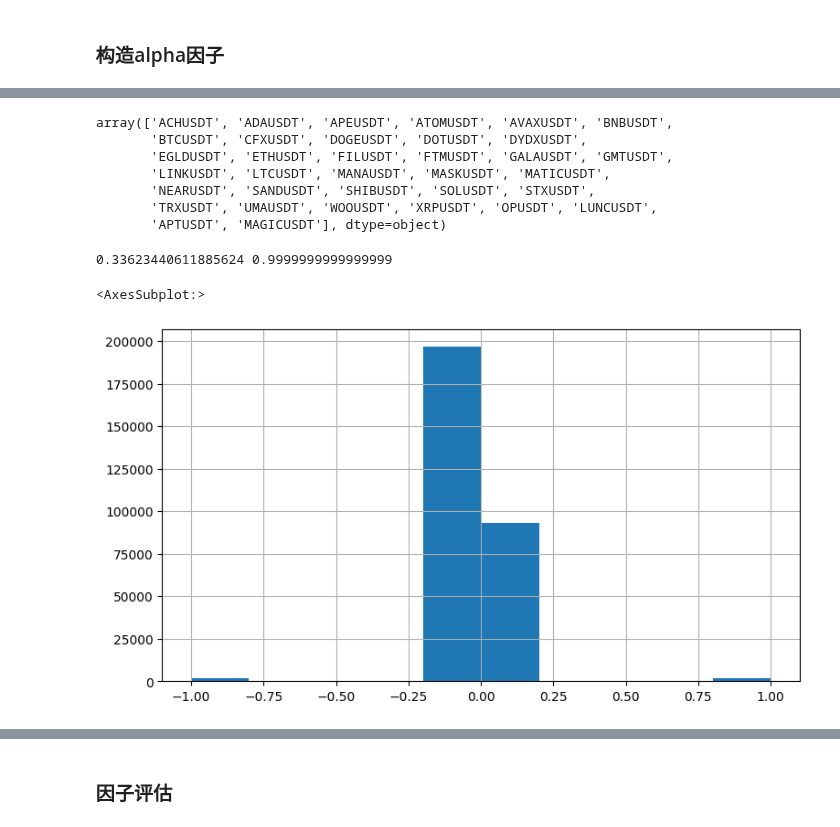
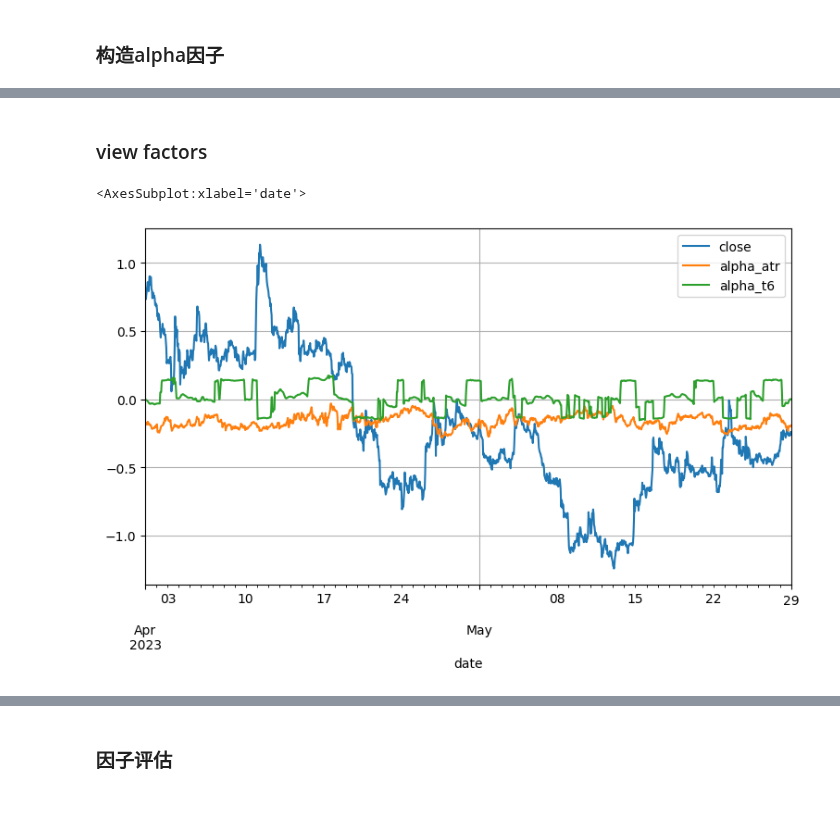
Before and after one commit to JiaRuiming-1/AI-Trading, a Jupyter notebook: alpha_factor/Bitcon_Test_DIY.ipynb, the cells around one changed output, grey strips where cells are left out. Cells and saved outputs as stored; diff of their text form; code cells hidden in the pictures.

```diff
--- a/alpha_factor/Bitcon_Test_DIY.ipynb
+++ b/alpha_factor/Bitcon_Test_DIY.ipynb
@@ -411,18 +382,33 @@ tmp[['close', 'alpha_atr', 'alpha_kama1']].plot(grid=True)
-# %%
-universe.ts_code.unique()
-# %% [output]
-array(['ACHUSDT', 'ADAUSDT', 'APEUSDT', 'ATOMUSDT', 'AVAXUSDT', 'BNBUSDT',
-       'BTCUSDT', 'CFXUSDT', 'DOGEUSDT', 'DOTUSDT', 'DYDXUSDT',
-       'EGLDUSDT', 'ETHUSDT', 'FILUSDT', 'FTMUSDT', 'GALAUSDT', 'GMTUSDT',
-       'LINKUSDT', 'LTCUSDT', 'MANAUSDT', 'MASKUSDT', 'MATICUSDT',
-       'NEARUSDT', 'SANDUSDT', 'SHIBUSDT', 'SOLUSDT', 'STXUSDT',
-       'TRXUSDT', 'UMAUSDT', 'WOOUSDT', 'XRPUSDT', 'OPUSDT', 'LUNCUSDT',
-       'APTUSDT', 'MAGICUSDT'], dtype=object)
-# %%
-factor_name = 'alpha_kama'
-print(universe[factor_name].std() * 3, universe[factor_name].abs().max())
-universe[factor_name].hist()
-# %% [output]
-0.33623440611885624 0.9999999999999999
-<AxesSubplot:>
-[figure, removed]
+# %% [markdown]
+### view factors
+# %%
+tmp = universe.loc[(universe.index>='2023-04-01 00:00:00')
+                   & (universe.index<='2023-05-29 00:00:00') & (universe.ts_code=='CFXUSDT')]
+
+def rescale_tmp(sr, bias = .0):
+    return sr/20 + bias
+#tmp['alpha_wr'] = tmp['alpha_wr']/2000 + 1
+tmp['alpha_macd'] = tmp['alpha_macd']/20
+tmp['alpha_kdj'] = tmp['alpha_kdj']/20
+tmp['alpha_wt'] = tmp['alpha_wt']/20
+tmp['alpha_wr'] = tmp['alpha_wr']/20
+tmp['alpha_ppo'] = tmp['alpha_ppo']/20
+tmp['alpha_cci'] = tmp['alpha_cci']/20
+tmp['alpha_t1'] = tmp['alpha_t1']/20
+tmp['alpha_t2'] = rescale_tmp(tmp['alpha_t2'])
+tmp['alpha_t4'] = tmp['alpha_t4']/20
+tmp['alpha_t4a'] = tmp['alpha_t4a']/20
+tmp['alpha_t6'] = tmp['alpha_t6']/20
+tmp['alpha_srsi'] = tmp['alpha_srsi']/20
+tmp['alpha_rsi'] = tmp['alpha_rsi']/20
+tmp['alpha_075'] = tmp['alpha_075']/20
+tmp['alpha_019'] = tmp['alpha_019']/20
+tmp['alpha_atr'] = tmp['alpha_atr'] + 2.5
+tmp['alpha_supertrend1'] = tmp['alpha_supertrend1']
+tmp['alpha_kama1'] = tmp['alpha_kama1']
+
+tmp['close'] = tmp['close'].shift(-1) -4
+tmp[['close', 'alpha_atr', 'alpha_t6']].plot(grid=True)
+# %% [output]
+<AxesSubplot:xlabel='date'>
+[figure, added]
```
Also changed, not shown: parts of 49 cells of this notebook.
